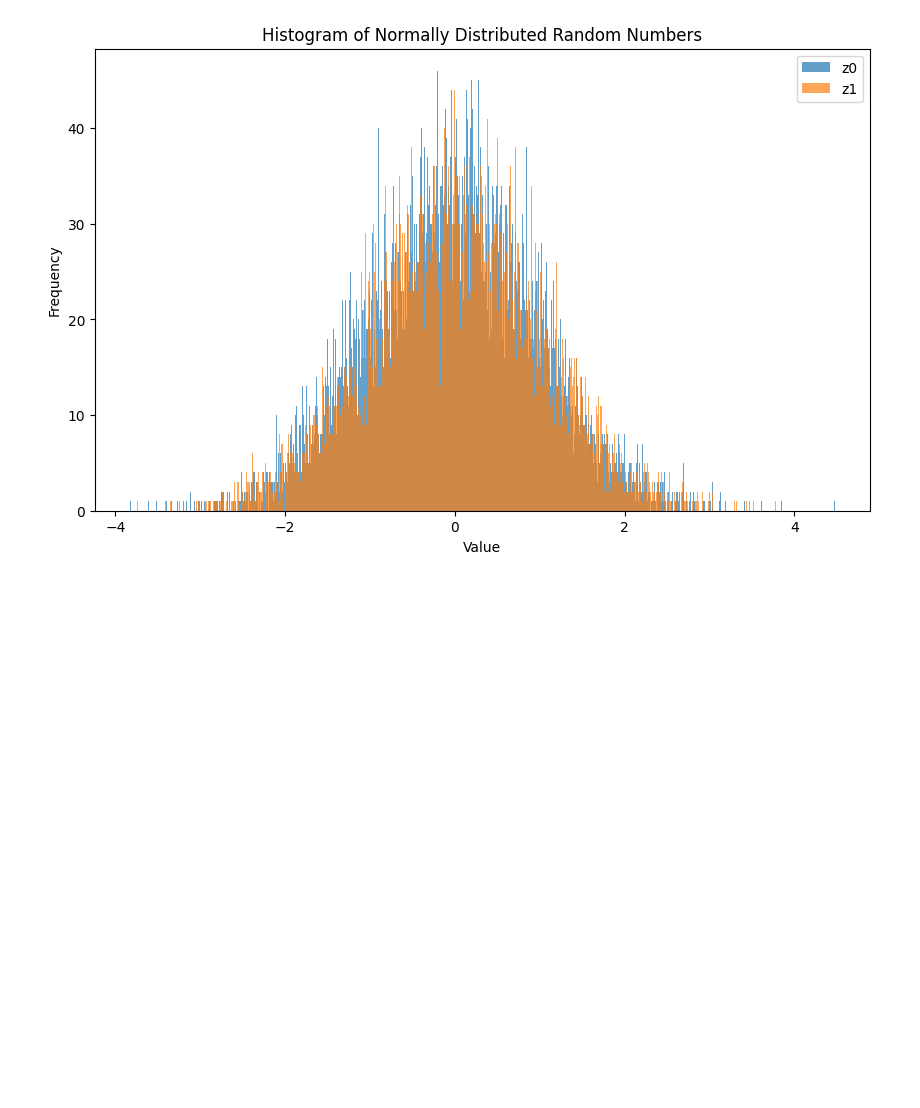
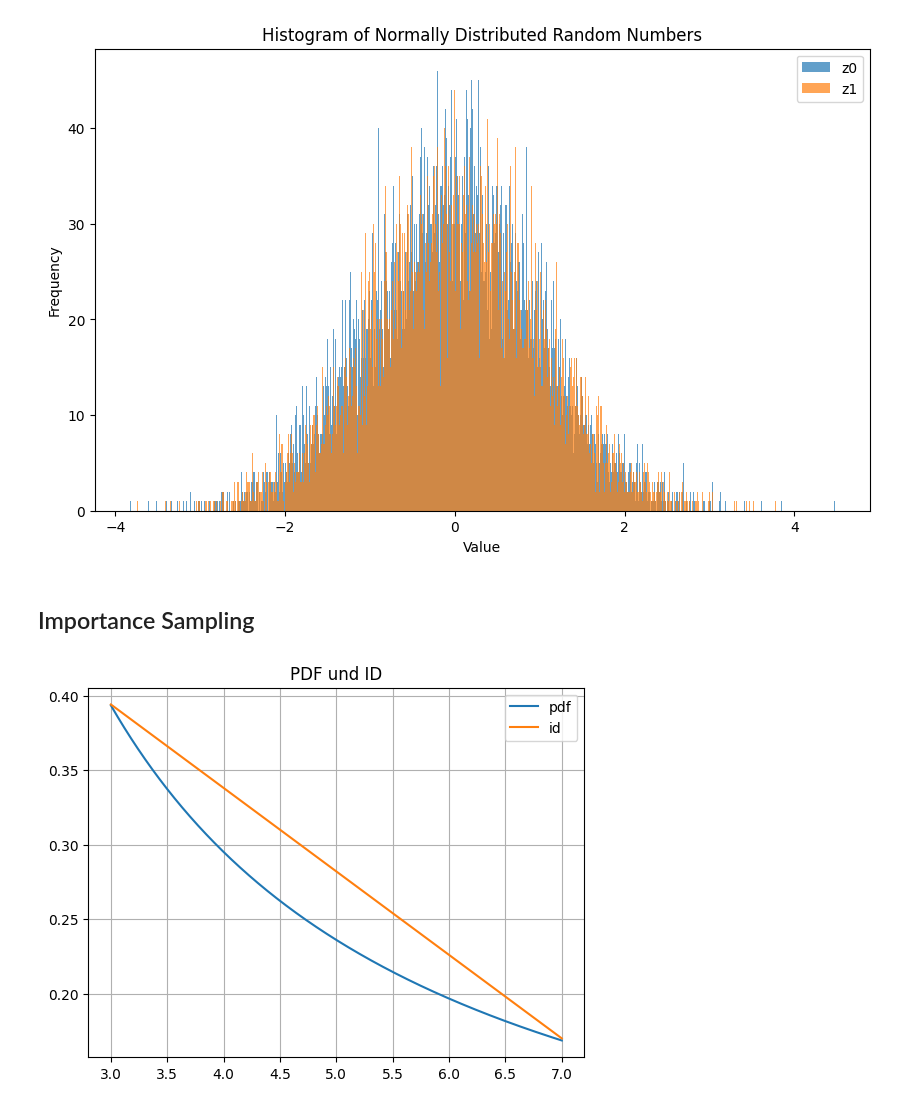
Before and after one commit to tombk556/Mathematische-Stochastische-Modelle-und-MC-Simulationen, a Jupyter notebook: Zufallszahlen/main.ipynb, the cells around one changed output. Drawn from its saved outputs; the diff is of its cells as text; code cells hidden in the pictures; blank space fills up the shorter version.

```diff
--- a/Zufallszahlen/main.ipynb
+++ b/Zufallszahlen/main.ipynb
@@ -107,3 +107,30 @@ plt.legend()
 plt.show()
 # %% [output]
 [figure]
+# %% [markdown]
+## Importance Sampling
+# %%
+epsilon = 1.128
+
+def id(x: float) -> float:
+    if x >= 3 and x <=7:
+        return  (- 0.056* x + 0.562)
+    else:
+        ValueError("Only values between 3 and 7 are allowed")
+# %%
+def pdf(x: float) -> float:
+    if x >= 3 and x <=7:
+        return 1/(x * (math.log(7) - math.log(3)))
+    else:
+        ValueError("Only values between 3 and 7 are allowed")
+# %%
+x_values = np.linspace(3, 7, 1000)
+# %%
+plt.plot(x_values, [pdf(x) for x in x_values], label= "pdf")
+plt.plot(x_values, [id(x) for x in x_values], label= "id")
+plt.title("PDF und ID")
+plt.legend()
+plt.grid(True)
+plt.show()
+# %% [output]
+[figure, added]
```
Also changed, not shown: parts of 1 cell of this notebook.
